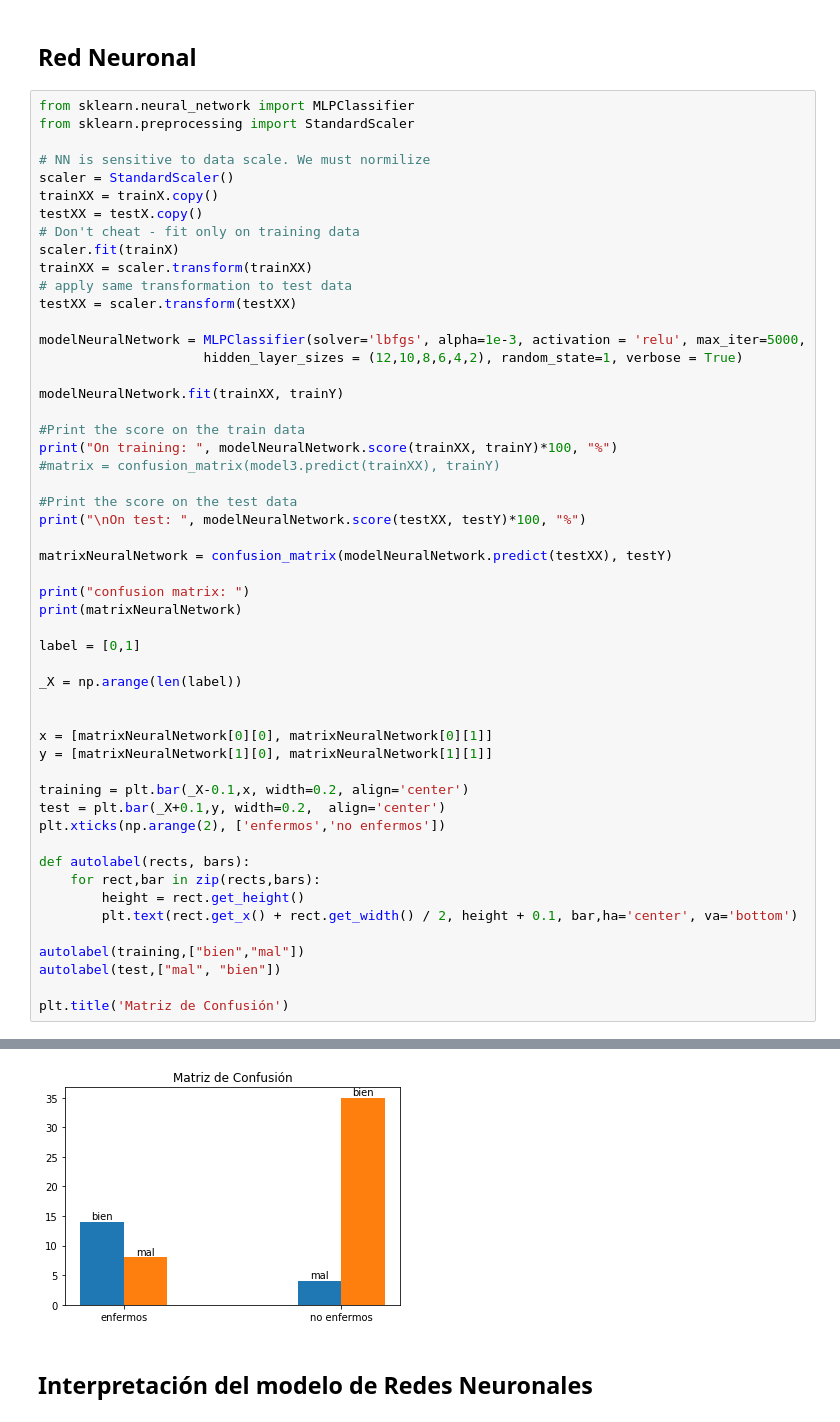
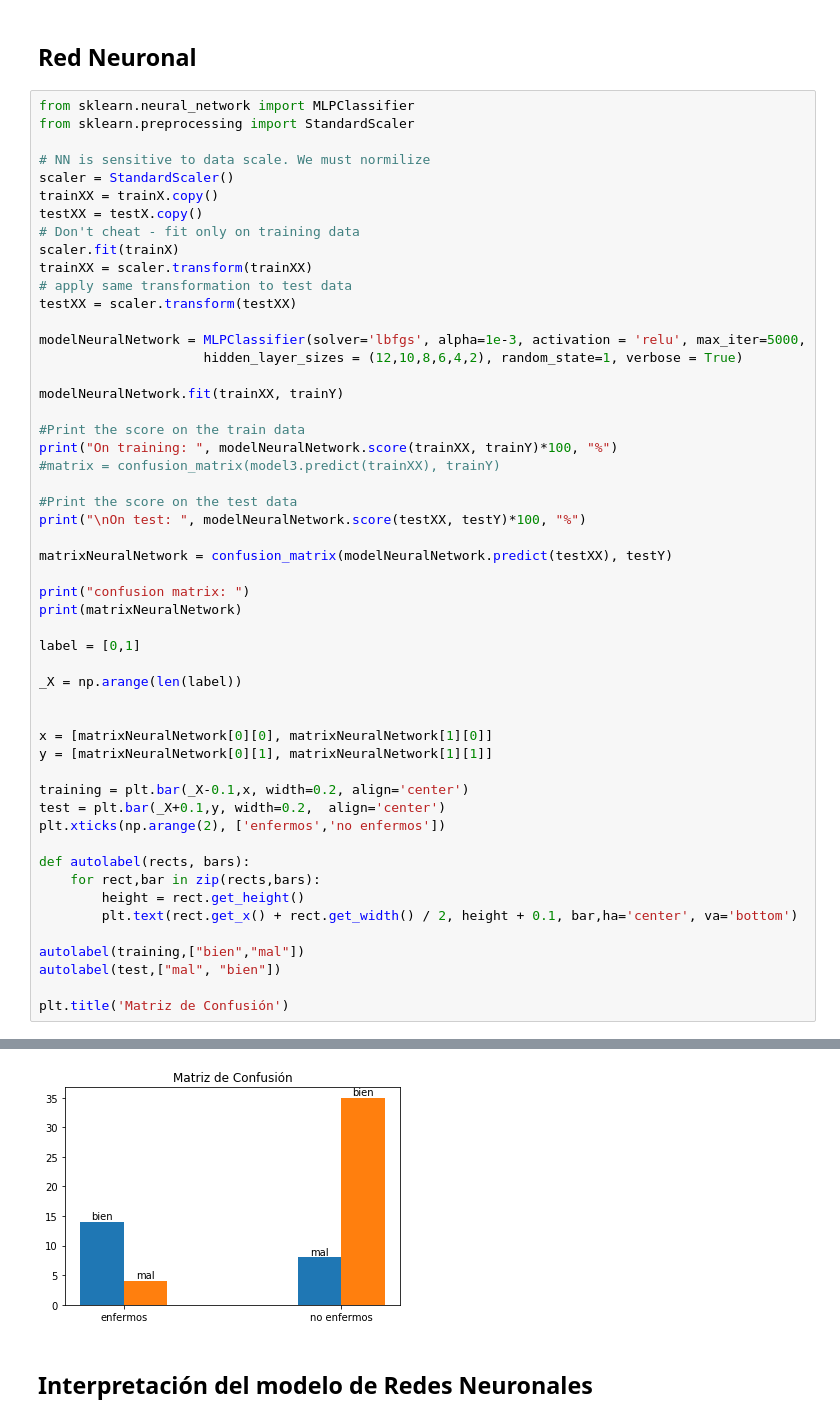
Before and after one commit to emyesme/HeartDiseaseDT-NB-NN, a Jupyter notebook: IA.ipynb, the cells around one changed output, grey strips where cells are left out. Saved outputs shown, nothing was run; the diff lists cells and outputs as text.

```diff
--- a/IA.ipynb
+++ b/IA.ipynb
@@ -448,36 +448,36 @@ matrixNeuralNetwork = confusion_matrix(modelNeuralNetwork.predict(testXX), testY
 print("confusion matrix: ")
 print(matrixNeuralNetwork)
 
 label = [0,1]
 
 _X = np.arange(len(label))
 
 
-x = [matrixNeuralNetwork[0][0], matrixNeuralNetwork[0][1]]
-y = [matrixNeuralNetwork[1][0], matrixNeuralNetwork[1][1]]
+x = [matrixNeuralNetwork[0][0], matrixNeuralNetwork[1][0]]
+y = [matrixNeuralNetwork[0][1], matrixNeuralNetwork[1][1]]
 
 training = plt.bar(_X-0.1,x, width=0.2, align='center')
 test = plt.bar(_X+0.1,y, width=0.2,  align='center')
 plt.xticks(np.arange(2), ['enfermos','no enfermos'])
 
 def autolabel(rects, bars):
     for rect,bar in zip(rects,bars):
         height = rect.get_height()
         plt.text(rect.get_x() + rect.get_width() / 2, height + 0.1, bar,ha='center', va='bottom')
 
 autolabel(training,["bien","mal"])
 autolabel(test,["mal", "bien"])
 
 plt.title('Matriz de Confusión')
 # %% [output]
 On training:  80.99173553719008 %
 
 On test:  80.32786885245902 %
 confusion matrix:
 [[14  4]
  [ 8 35]]
 Text(0.5, 1.0, 'Matriz de Confusión')
-[figure, old version]
+[figure, new version]
 # %% [markdown]
 ## Interpretación del modelo de Redes Neuronales
 # %% [markdown]
```
